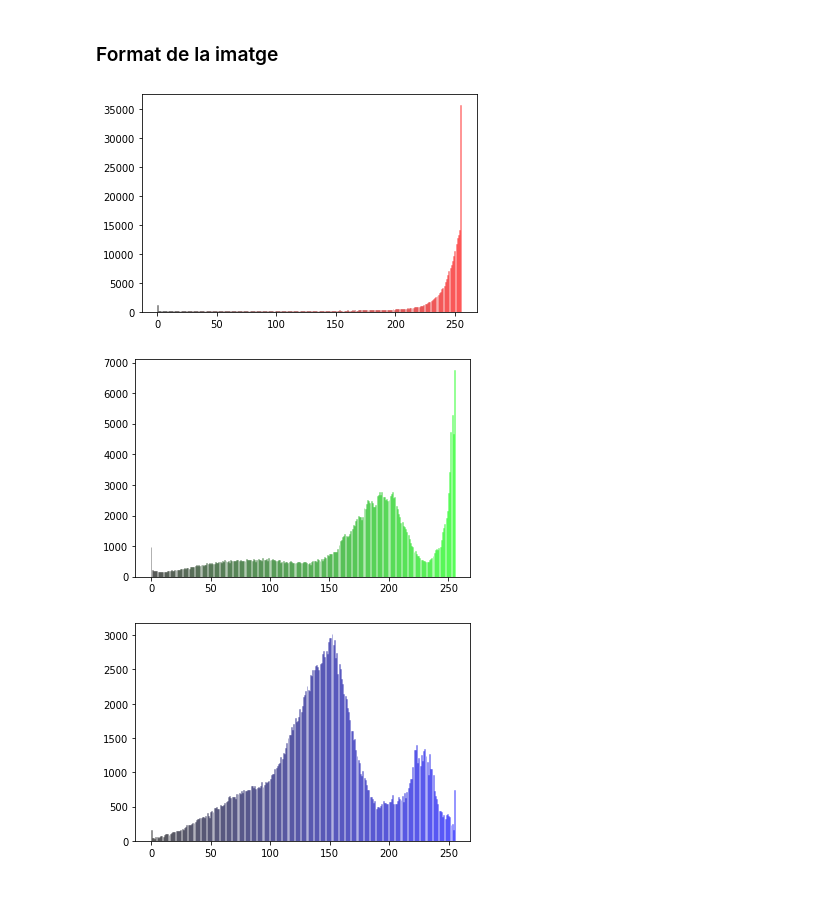
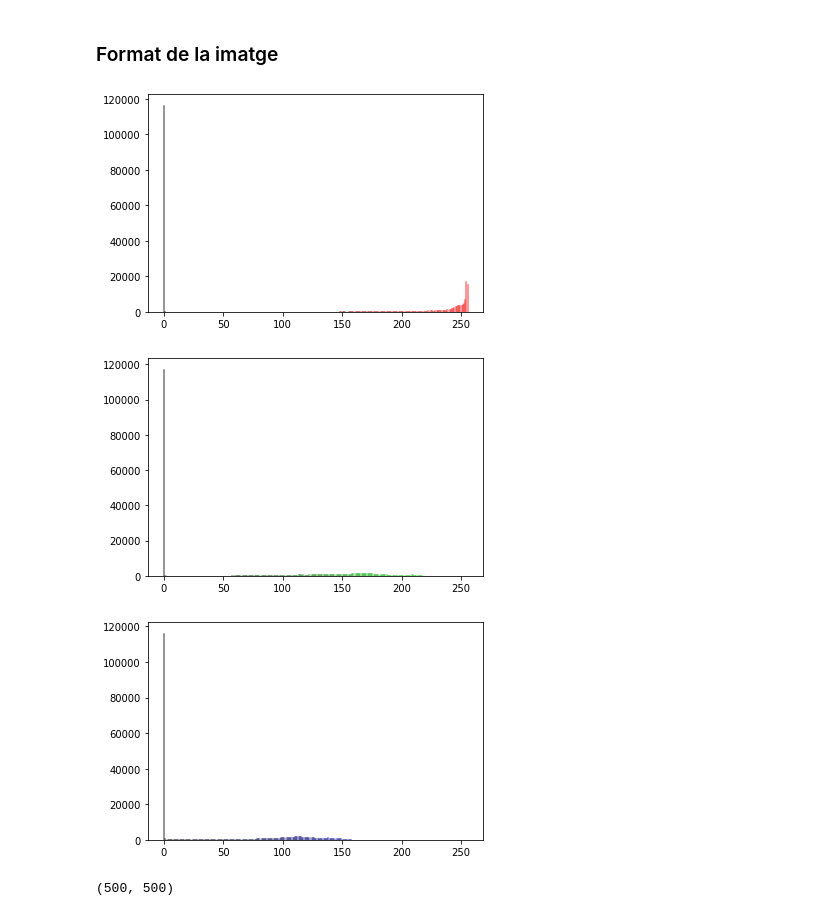
Before and after one commit to jmcarbo/medicalimages, a Jupyter notebook: Pràctica_5_Imatge_biomèdica.ipynb, the cells around one changed output. Cells and saved outputs as stored; diff of their text form; code cells hidden in the pictures.

```diff
--- a/Pràctica_5_Imatge_biomèdica.ipynb
+++ b/Pràctica_5_Imatge_biomèdica.ipynb
@@ -181,7 +202,7 @@ def getBlue(blueVal):
 
 # Create an Image with specific RGB value
 
-image = Image.open("./bla.tif")
+image = Image.open("/content/images/erithema nodosum/Erythemanodosum-60cff04f4e8645f3bb31.jpg")
 
 # Modify the color of two pixels
 image.putpixel((0,1), (1,1,5))
@@ -364,7 +398,7 @@ def show(final):
     cv.destroyAllWindows()
 
 # Insert any filename with path
-img = cv.imread('bla.jpg')
+img = cv.imread('/content/imatgefinal.tiff')
 def white_balance(img):
     result = cv.cvtColor(img, cv.COLOR_BGR2LAB)
     avg_a = np.average(result[:, :, 1])
@@ -405,7 +439,7 @@ def getBlue(blueVal):
 
 # Create an Image with specific RGB value
 
-image = Image.open("./bla.tif")
+image = Image.open("/content/imatgefinal.tiff")
 
 # Modify the color of two pixels
 image.putpixel((0,1), (1,1,5))
@@ -421,33 +455,37 @@ histogram = image.histogram()
 l1 = histogram[0:256]
 
 # Take only the Blue counts
 l2 = histogram[256:512]
 
 # Take only the Green counts
 l3 = histogram[512:768]
 
 plt.figure(0)
 
 # R histogram
 
 for i in range(0, 256):
     plt.bar(i, l1[i], color = getRed(i), edgecolor=getRed(i), alpha=0.3)
 
 # G histogram
 
 plt.figure(1)
 
 for i in range(0, 256):
     plt.bar(i, l2[i], color = getGreen(i), edgecolor=getGreen(i),alpha=0.3)
 
 
 # B histogram
 plt.figure(2)
 for i in range(0, 256):
     plt.bar(i, l3[i], color = getBlue(i), edgecolor=getBlue(i),alpha=0.3)
 
 plt.show()
 # %% [output]
-[figure, old version]
+[figure, new version]
-[figure, old version]
+[figure, new version]
-[figure, old version]
+[figure, new version]
+# %%
+Image.open("/content/imatgefinal.tiff").size
+# %% [output]
+(500, 500)
```
Also changed, not shown: parts of 13 cells of this notebook.
